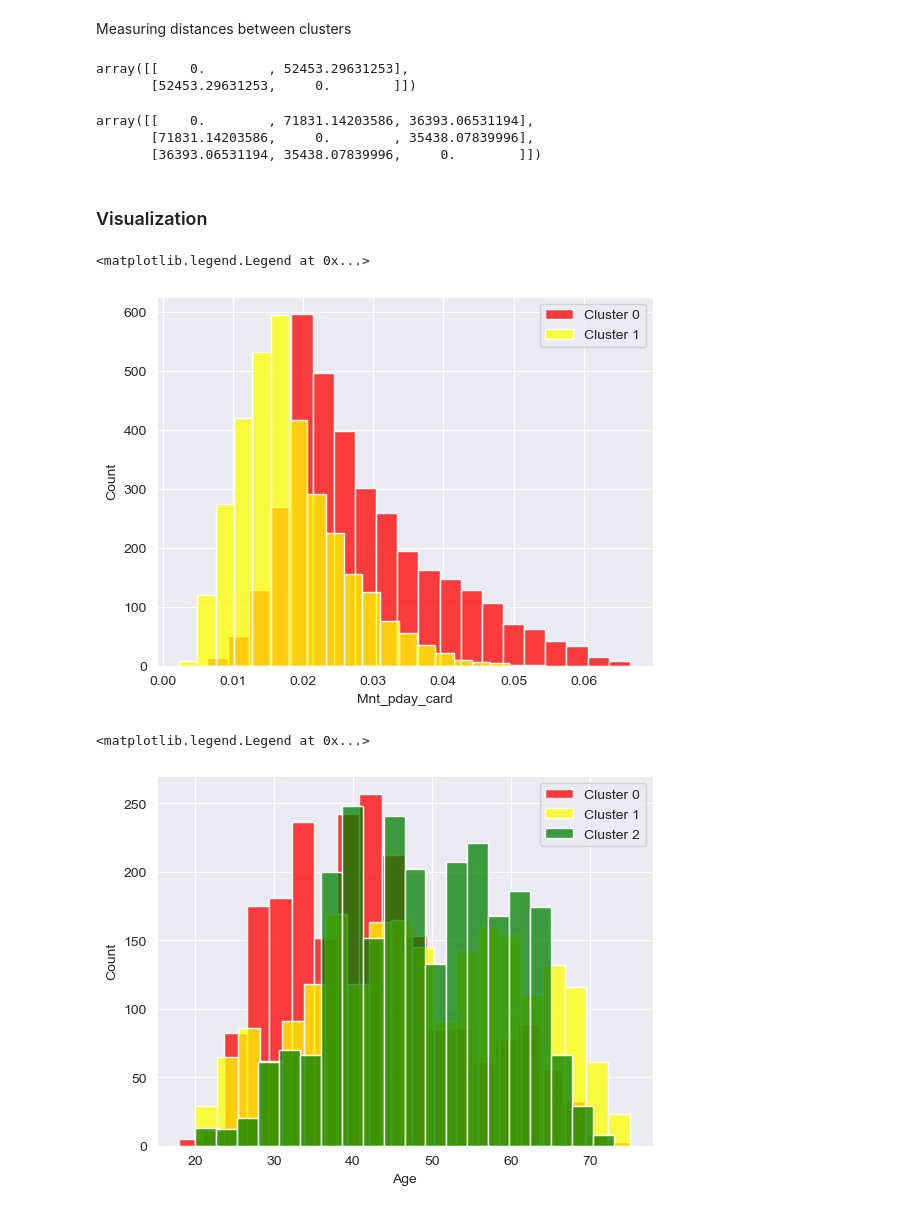
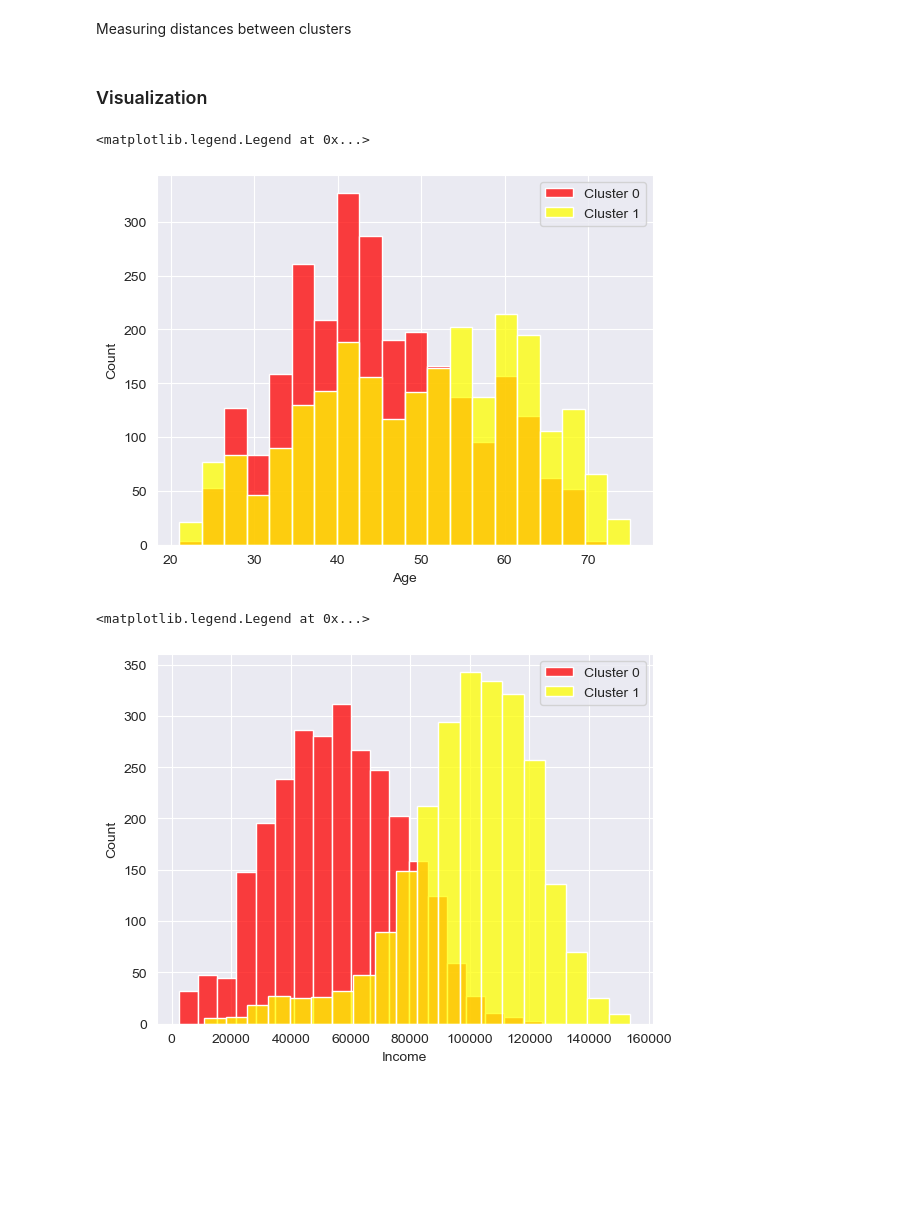
Before and after one commit to MikeOlhao/DSML_projeto, a Jupyter notebook: DSML_202223_Clusters_Group09_Notebook_semgraficos.ipynb, the cells around one changed output. Drawn from its saved outputs; the diff is of its cells as text; code cells hidden in the pictures; blank space fills up the shorter version.

Commit message:
cluster testing

```diff
--- a/DSML_202223_Clusters_Group09_Notebook_semgraficos.ipynb
+++ b/DSML_202223_Clusters_Group09_Notebook_semgraficos.ipynb
@@ -825,7 +825,7 @@ plt.grid()
 # %% [output]
 [figure]
 # %%
-pca = PCA(n_components=7)
+pca = PCA(n_components=10)
 pca_train=pca.fit_transform(df_train2)
 pca_train
 # %% [output]
@@ -1036,19 +960,7 @@ df_value_k3.groupby(["label"]).describe()
 # %% [markdown]
 Measuring distances between clusters
-# %%
-from sklearn.metrics.pairwise import euclidean_distances
-
-dists_k2 = euclidean_distances(model_k2.cluster_centers_)
-dists_k2
-# %% [output]
-array([[    0.        , 52453.29631253],
-       [52453.29631253,     0.        ]])
 # %%
-dists_k3 = euclidean_distances(model_k3.cluster_centers_)
-dists_k3
+#dists_k3 = euclidean_distances(model_k3.cluster_centers_)
+#dists_k3
-# %% [output]
-array([[    0.        , 71831.14203586, 36393.06531194],
-       [71831.14203586,     0.        , 35438.07839996],
-       [36393.06531194, 35438.07839996,     0.        ]])
 # %% [markdown]
 ### Visualization
@@ -1058,19 +967,20 @@ cluster1 = df_value_k2[df_value_k2.label == 1]
+# %%
+cluster0 = df_final[df_final.Cluster == 0]
+cluster1 = df_final[df_final.Cluster == 1]
+#cluster2 = df_final[df_final.Cluster == 2]
 # %%
-sns.histplot(cluster0['Mnt_pday_card'],color='red',label='Cluster 0', bins = 20)
-sns.histplot(cluster1['Mnt_pday_card'],color='yellow',label='Cluster 1', bins = 20)
+sns.histplot(cluster0['Age'],color='red',label='Cluster 0', bins = 20)
+sns.histplot(cluster1['Age'],color='yellow',label='Cluster 1', bins = 20)
+#sns.histplot(cluster2['Age'],color='green',label='Cluster 2', bins = 20)
 plt.legend()
 # %% [output]
 <matplotlib.legend.Legend at 0x...>
-[figure, old version]
+[figure, new version]
-# %%
-cluster0 = df_value_k3[df_value_k3.label == 0]
-cluster1 = df_value_k3[df_value_k3.label == 1]
-cluster2 = df_value_k3[df_value_k3.label == 2]
 # %%
-sns.histplot(cluster0['Age'],color='red',label='Cluster 0', bins = 20)
-sns.histplot(cluster1['Age'],color='yellow',label='Cluster 1', bins = 20)
-sns.histplot(cluster2['Age'],color='green',label='Cluster 2', bins = 20)
+sns.histplot(cluster0['Income'],color='red',label='Cluster 0', bins = 20)
+sns.histplot(cluster1['Income'],color='yellow',label='Cluster 1', bins = 20)
+#sns.histplot(cluster2['Income'],color='green',label='Cluster 2', bins = 20)
 plt.legend()
 # %% [output]
 <matplotlib.legend.Legend at 0x...>
-[figure, old version]
+[figure, new version]
```
Also changed, not shown: parts of 34 cells of this notebook.
